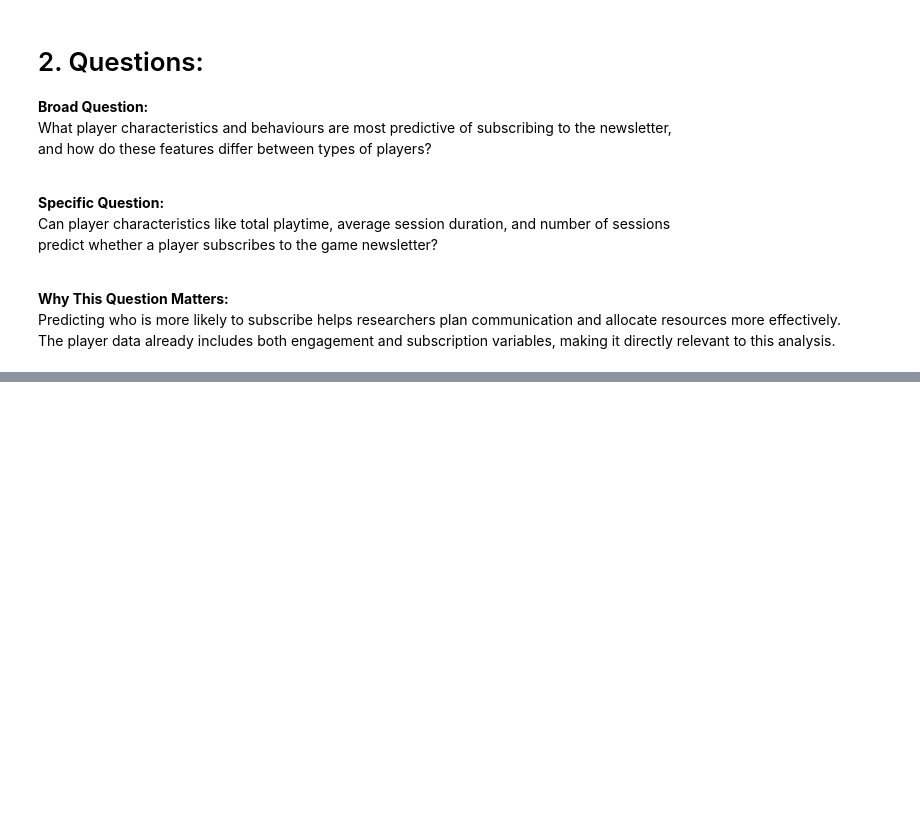
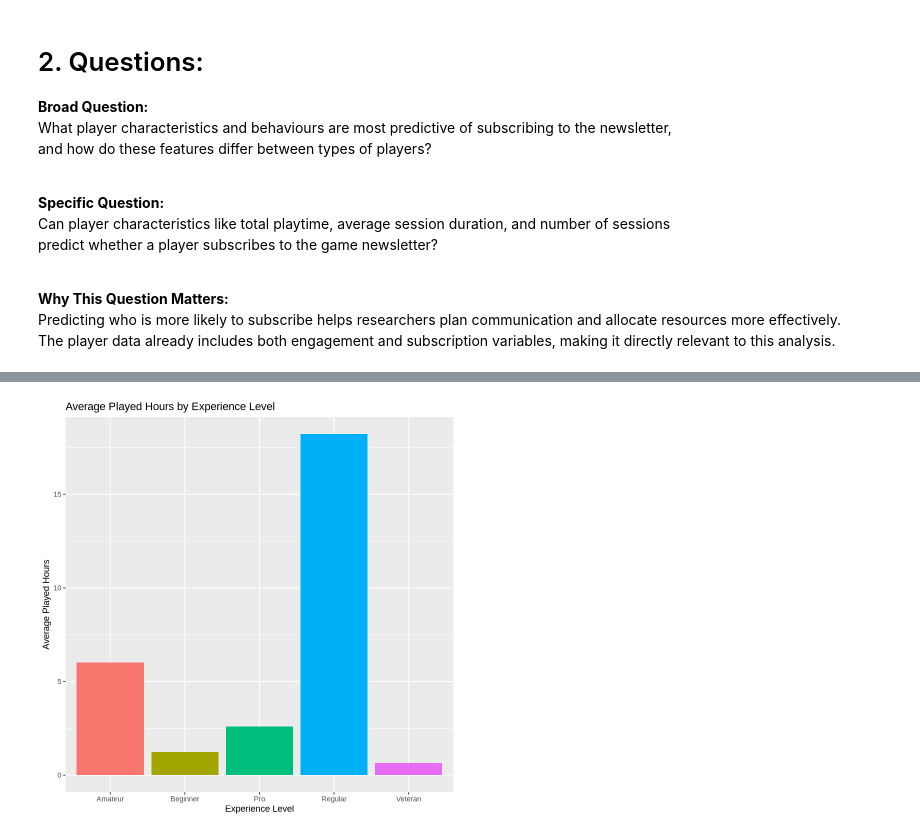
Before and after one commit to Mudra5678/Mudra-Patel_Individual-Planning-Project, a Jupyter notebook: Individual Planning Project.ipynb, the cells around one changed output, grey strips where cells are left out. Saved outputs shown, nothing was run; the diff lists cells and outputs as text; code cells hidden in the pictures; blank space fills up the shorter version.

```diff
--- a/Individual Planning Project.ipynb
+++ b/Individual Planning Project.ipynb
@@ -89,0 +193,12 @@ The player data already includes both engagement and subscription variables, mak
+# %%
+players |>
+  group_by(experience) |>
+  summarise(mean_hours = mean(played_hours, na.rm = TRUE)) |>
+  ggplot(aes(x = experience, y = mean_hours, fill = experience)) +
+  geom_col() +
+  labs(title = "Average Played Hours by Experience Level",
+       x = "Experience Level",
+       y = "Average Played Hours") +
+  theme(legend.position = "none")
+# %% [output]
+[figure, added]
```
Also changed, not shown: parts of 14 cells of this notebook.
